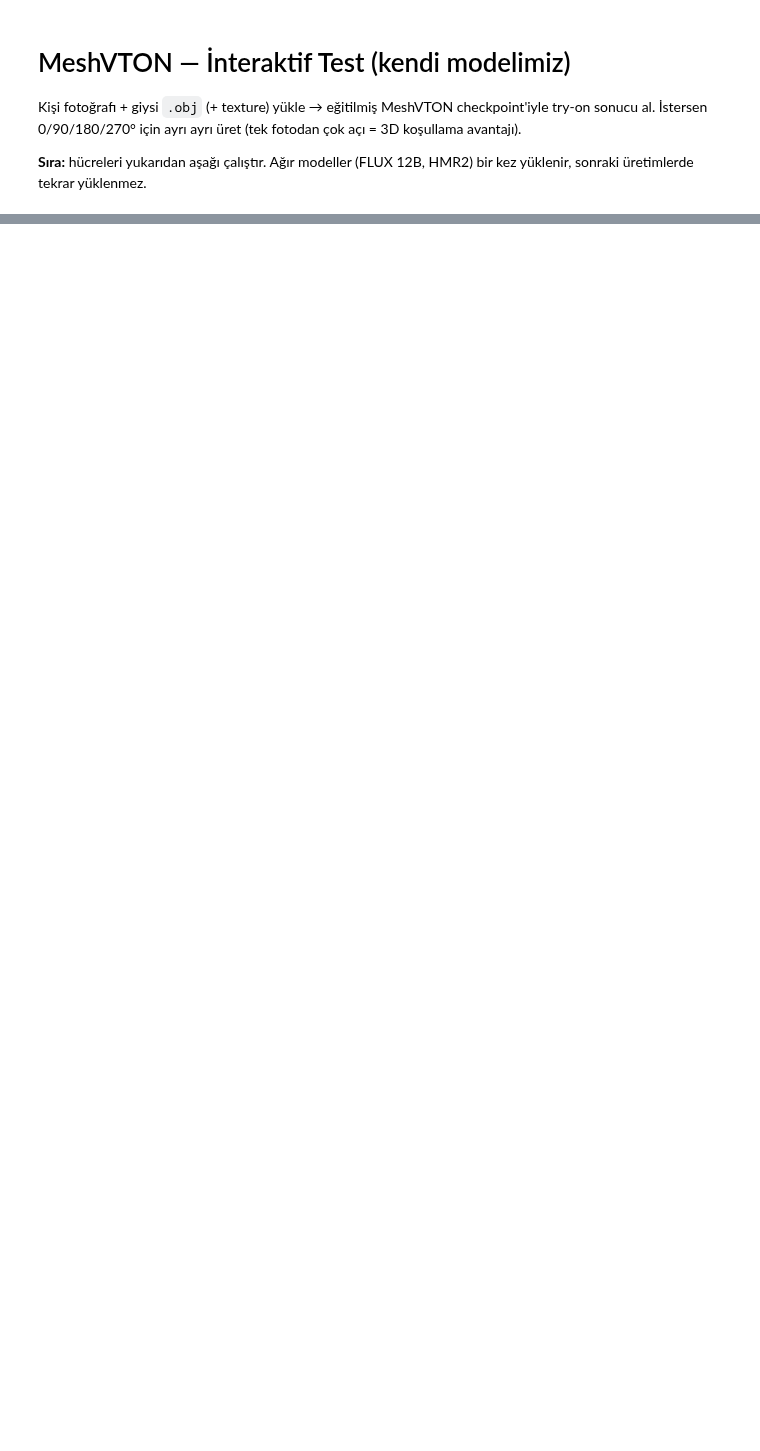
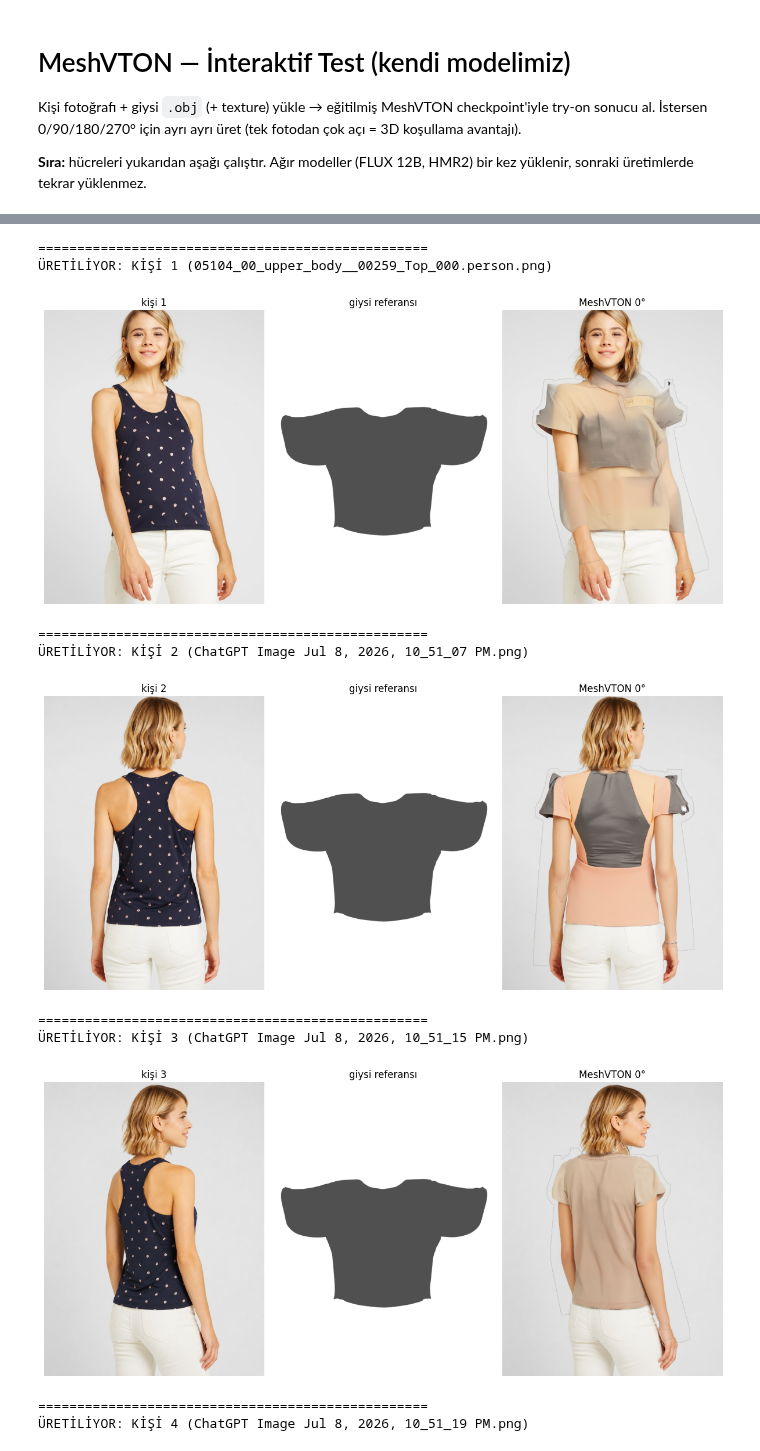
Before and after one commit to SerhanTelatar/MeshVTON, a Jupyter notebook: v2/notebooks/interactive_tryon.ipynb, the cells around one changed output, grey strips where cells are left out. Saved outputs shown, nothing was run; the diff lists cells and outputs as text; code cells hidden in the pictures; blank space fills up the shorter version.

```diff
--- a/v2/notebooks/interactive_tryon.ipynb
+++ b/v2/notebooks/interactive_tryon.ipynb
@@ -218,30 +294,50 @@ if _er > 1.5 or _er < 0.15:
 # %%
-#@title 6) Try-on üret + göster/kaydet
+#@title 6) Try-on üret + göster/kaydet (Tüm kişiler alt alta)
 STEPS = 28              #@param
-GUIDANCE = 1.0          #@param  1.0 = eğitim değeri; 3.5-30 arası renk doygunluğunu artırabilir (solgunluk çaresi)
+GUIDANCE = 1.0          #@param  1.0 = eğitim değeri; 3.5-30 arası renk doygunluğunu artırabilir
 SEED = 0               #@param
 
 import numpy as np
 import matplotlib.pyplot as plt
 from PIL import Image
 from meshvton2.utils.image_utils import tensor_to_pil
+import os
 
 sampler = STATE['sampler']
 os.makedirs('/content/results', exist_ok=True)
-results = {}
-for a, bundle in bundles.items():
-    pred = sampler.sample(bundle, steps=STEPS, guidance=GUIDANCE, seed=SEED)
-    results[a] = pred
-    out = f'/content/results/{asset.garment_id}_a{a}.png'
-    Image.fromarray(pred).save(out)
-    print('kaydedildi:', out)
 
-appref = np.asarray(tensor_to_pil(next(iter(bundles.values())).appearance_ref))
-cols = 2 + len(results)
-fig, ax = plt.subplots(1, cols, figsize=(4 * cols, 6))
-ax[0].imshow(pp.image);   ax[0].set_title('kişi (girdi)')
-ax[1].imshow(appref);     ax[1].set_title('giysi referansı')
-for j, a in enumerate(results):
-    ax[2 + j].imshow(results[a]); ax[2 + j].set_title(f'MeshVTON {a}°')
-for x in ax: x.axis('off')
-plt.tight_layout(); plt.show()
+for p_idx, p_data in enumerate(ALL_PERSON_DATA):
+    p_path = p_data['path']
+    pp = p_data['pp']
+    bundles = p_data['bundles']
+
+    print(f"\n{'='*50}\nÜRETİLİYOR: KİŞİ {p_idx+1} ({os.path.basename(p_path)})")
+
+    results = {}
+    for a, bundle in bundles.items():
+        pred = sampler.sample(bundle, steps=STEPS, guidance=GUIDANCE, seed=SEED)
+        results[a] = pred
+        out = f'/content/results/{asset.garment_id}_p{p_idx}_a{a}.png'
+        Image.fromarray(pred).save(out)
+
+    appref = np.asarray(tensor_to_pil(next(iter(bundles.values())).appearance_ref))
+    cols = 2 + len(results)
+    fig, ax = plt.subplots(1, cols, figsize=(4 * cols, 6))
+    ax[0].imshow(pp.image);   ax[0].set_title(f'kişi {p_idx+1}')
+    ax[1].imshow(appref);     ax[1].set_title('giysi referansı')
+    for j, a in enumerate(results):
+        ax[2 + j].imshow(results[a]); ax[2 + j].set_title(f'MeshVTON {a}°')
+    for x in ax: x.axis('off')
+    plt.tight_layout(); plt.show()
+# %% [output]
+==================================================
+ÜRETİLİYOR: KİŞİ 1 (05104_00_upper_body__00259_Top_000.person.png)
+[figure, added]
+==================================================
+ÜRETİLİYOR: KİŞİ 2 (ChatGPT Image Jul 8, 2026, 10_51_07 PM.png)
+[figure, added]
+==================================================
+ÜRETİLİYOR: KİŞİ 3 (ChatGPT Image Jul 8, 2026, 10_51_15 PM.png)
+[figure, added]
+==================================================
+ÜRETİLİYOR: KİŞİ 4 (ChatGPT Image Jul 8, 2026, 10_51_19 PM.png)
```
Also changed, not shown: parts of 11 cells of this notebook, 1 other file.
